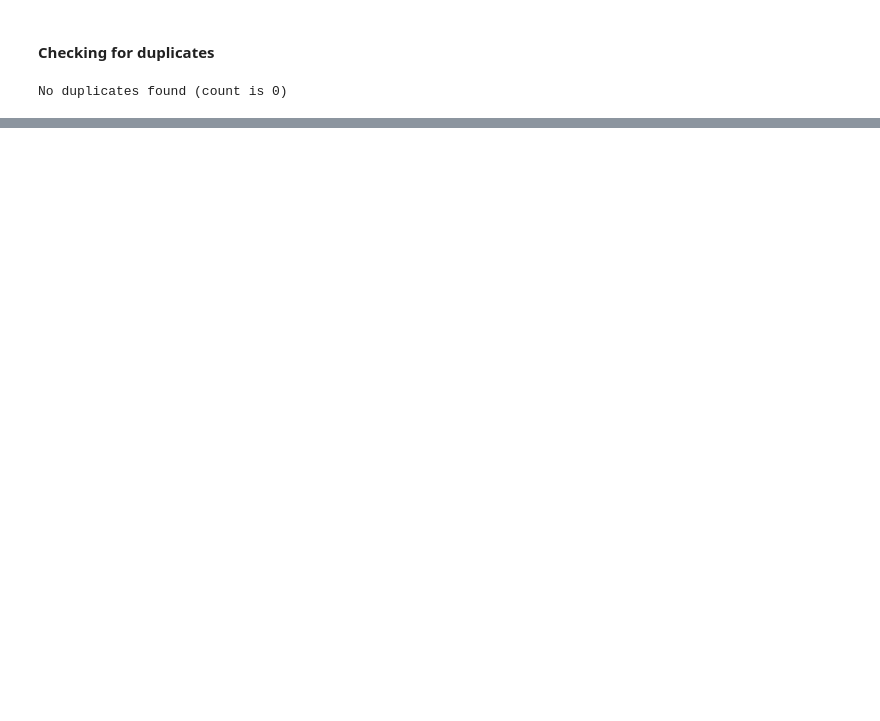
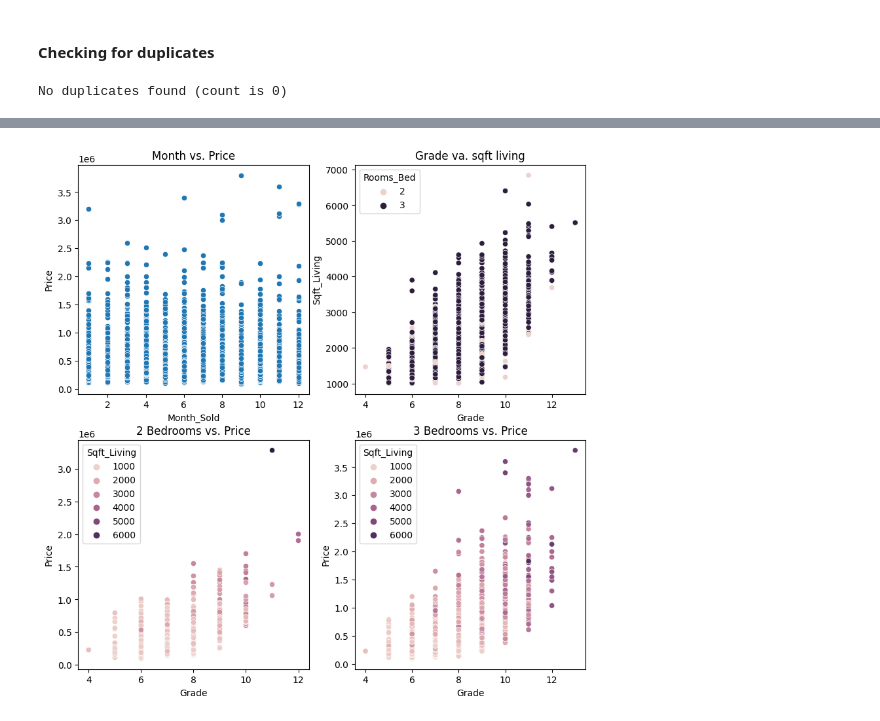
Before and after one commit to xit7/ds-eda-first-project-houses, a Jupyter notebook: 2_assignment-analysis.ipynb, the cells around one changed output, grey strips where cells are left out. Drawn from its saved outputs; the diff is of its cells as text; code cells hidden in the pictures; blank space fills up the shorter version.

Commit message:
2 or 3 bedrooms examination

```diff
--- a/2_assignment-analysis.ipynb
+++ b/2_assignment-analysis.ipynb
@@ -221,0 +288,22 @@ No duplicates found (count is 0)
+# %%
+fig, ax = plt.subplots(2, 2, figsize=(10,10))
+
+ax[0, 0].set_title('Month vs. Price')
+sns.scatterplot(data=df_fam, x='Month_Sold', y='Price',  ax=ax[0, 0])
+
+ax[0, 1].set_title('Grade va. sqft living')
+sns.scatterplot(data=df_fam, x='Grade', y='Sqft_Living', hue='Rooms_Bed', ax=ax[0, 1])
+
+# plotting for houses with 2 bedrooms
+bed_2 = df_fam[df_fam.Rooms_Bed <= 2]
+ax[1, 0].set_title('2 Bedrooms vs. Price')
+sns.scatterplot(data=bed_2, x='Grade', y='Price', hue='Sqft_Living', ax=ax[1, 0])
+
+# plotting for houses with 3 bedrooms
+bed_3 = df_fam[df_fam.Rooms_Bed <= 3]
+ax[1, 1].set_title('3 Bedrooms vs. Price')
+sns.scatterplot(data=bed_3, x='Grade', y='Price', hue='Sqft_Living', ax=ax[1, 1])
+
+plt.show()
+# %% [output]
+[figure, added]
```
Also changed, not shown: parts of 19 cells of this notebook.
